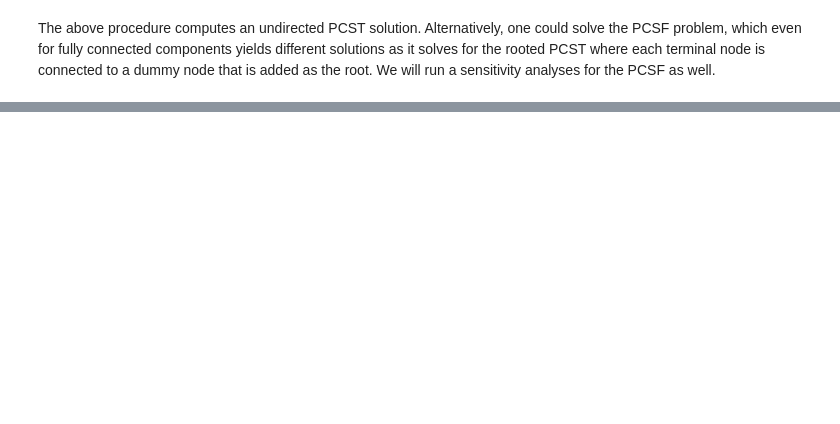
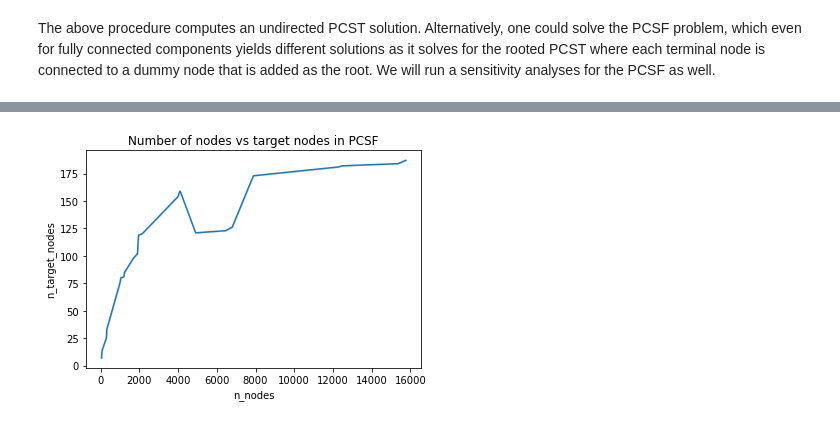
Before and after one commit to uhlerlab/image2reg, a Jupyter notebook: notebooks/ppi/steiner_tree_analysis.ipynb, the cells around one changed output, grey strips where cells are left out. Cells and saved outputs as stored; diff of their text form; code cells hidden in the pictures; blank space fills up the shorter version.

```diff
--- a/notebooks/ppi/steiner_tree_analysis.ipynb
+++ b/notebooks/ppi/steiner_tree_analysis.ipynb
@@ -1065,0 +1335,7 @@ with open("../../data/ppi/grid_pcsf_augmented_trees_dict_072621.pkl", "wb") as h
+# %%
+pcsf_trees_dict = pickle.load(
+    open("../../data/ppi/grid_pcsf_trees_dict_072621.pkl", "rb")
+)
+pcsf_augmented_trees_dict = pickle.load(
+    open("../../data/ppi/grid_pcsf_trees_dict_072621.pkl", "rb")
+)
@@ -1065,0 +1344,5 @@ with open("../../data/ppi/grid_pcsf_augmented_trees_dict_072621.pkl", "wb") as h
+# %%
+pcsf_sensitivity_analyses_results = analyze_pcsf_sensitivity_analyses_results(
+    pcsf_trees_dict, target_nodes=terminals
+)
+pcsf_sensitivity_analyses_results.head(20)
@@ -1065,0 +1390,8 @@ with open("../../data/ppi/grid_pcsf_augmented_trees_dict_072621.pkl", "wb") as h
+# %%
+ax = sns.lineplot(
+    data=pcsf_sensitivity_analyses_results, x="n_nodes", y="n_target_nodes"
+)
+ax.set_title("Number of nodes vs target nodes in PCSF")
+plt.show()
+# %% [output]
+[figure, added]
```
Also changed, not shown: parts of 49 cells of this notebook.
